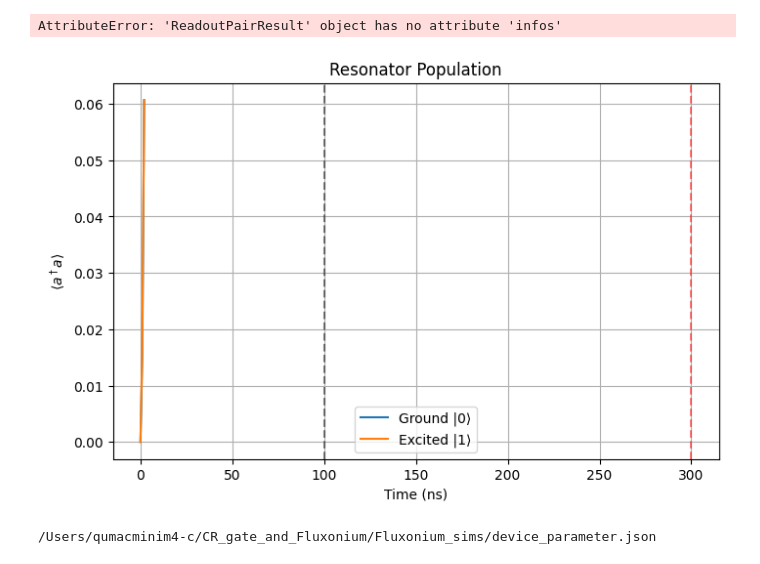
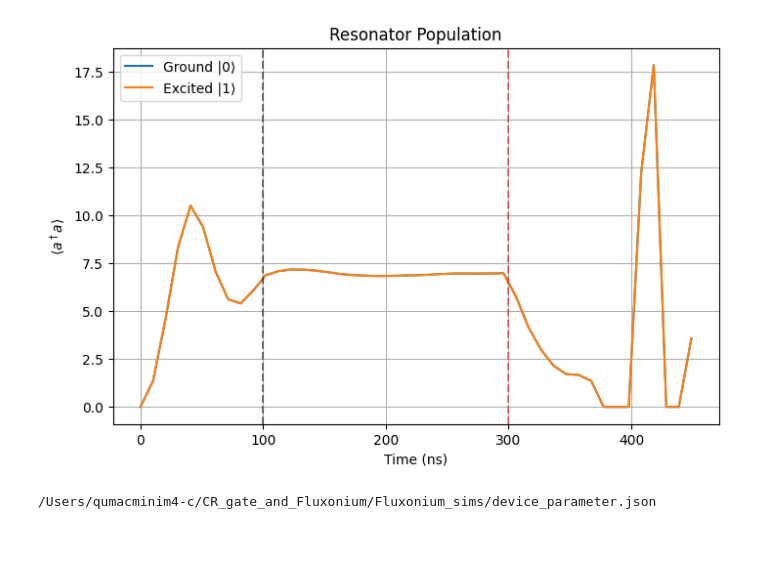
Before and after one commit to kishanbhowal/Fluxonium_simulations, a Jupyter notebook: testing.ipynb, the cells around one changed output. Saved outputs shown, nothing was run; the diff lists cells and outputs as text; code cells hidden in the pictures.

```diff
--- a/testing.ipynb
+++ b/testing.ipynb
@@ -9,11 +9,11 @@ def test_example_readout_runs():
     print(result)
 
     assert result.ground.resonator_population.shape == simulation.tsave.shape
-    assert result.excited.resonator_population.shape == simulation.tsave.shape
+    #assert result.excited.resonator_population.shape == simulation.tsave.shape
     assert result.snr.shape == simulation.tsave.shape
     assert result.assignment_error.shape == simulation.tsave.shape
     assert result.ground.leakage[-1] >= -1e-8
-    assert result.excited.leakage[-1] >= -1e-8
+    #assert result.excited.leakage[-1] >= -1e-8
 
     return device, pulse, simulation, result
 # %%
@@ -21,30 +32,27 @@ device, pulse, simulation, result = test_example_readout_runs()
-# %%
-print(result.infos)
-# %% [output]
-AttributeError: 'ReadoutPairResult' object has no attribute 'infos'
 # %%
 import numpy as np
 import matplotlib.pyplot as plt
 
-t = np.asarray(simulation.tsave)
-n_g = np.asarray(result.ground.resonator_population)
-n_e = np.asarray(result.excited.resonator_population)
+t = np.asarray(simulation.tsave[:45])
+#t = np.arange(0,600, 20)
+n_g = np.asarray(result.ground.resonator_population[:45])
+n_e = np.asarray(result.excited.resonator_population[:45])
 
 plt.figure(figsize=(8, 5))
 plt.plot(t, n_g, label="Ground |0⟩")
 plt.plot(t, n_e, label="Excited |1⟩")
 
 plt.axvline(100, color="k", linestyle="--", alpha=0.5)
 plt.axvline(300, color="r", linestyle="--", alpha=0.5)
 
 plt.xlabel("Time (ns)")
 plt.ylabel(r"$\langle a^\dagger a\rangle$")
 plt.title("Resonator Population")
 plt.grid(True)
 plt.legend()
 plt.show()
 # %% [output]
-[figure, old version]
+[figure, new version]
 # %%
 from pathlib import Path
 
```
Also changed, not shown: parts of 4 cells of this notebook.
